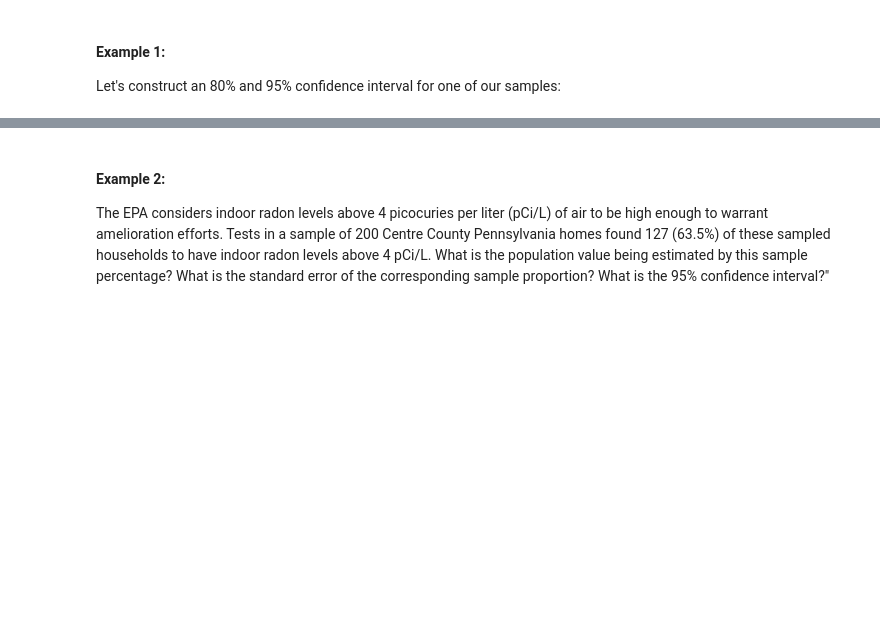
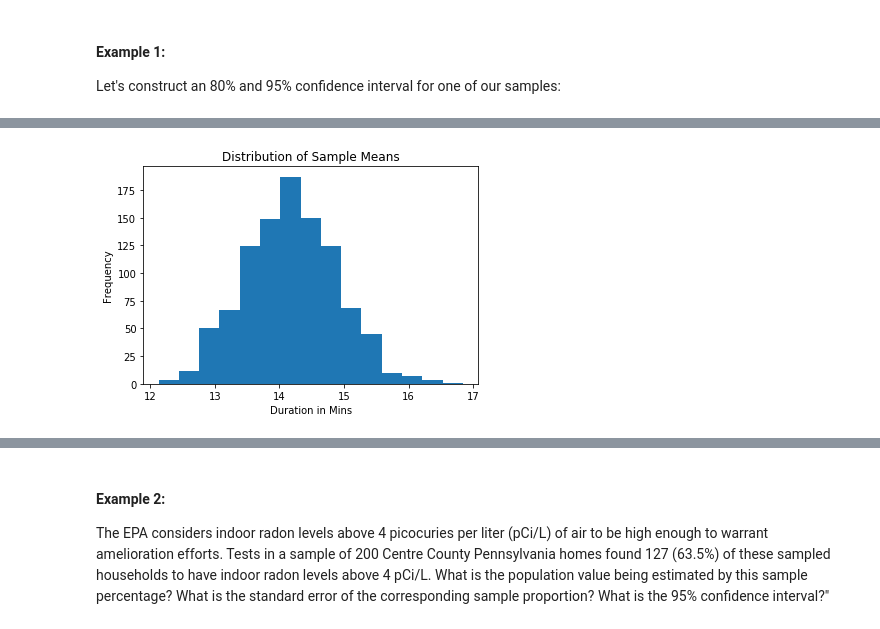
Before and after one commit to jleifnf/dc-ds-111819, a Jupyter notebook: module-3/day-5-confidence-intervals/Confidence_Intervals-JLin.ipynb, the cells around one changed output, grey strips where cells are left out. Drawn from its saved outputs; the diff is of its cells as text; code cells hidden in the pictures; blank space fills up the shorter version.

```diff
--- a/module-3/day-5-confidence-intervals/Confidence_Intervals-JLin.ipynb
+++ b/module-3/day-5-confidence-intervals/Confidence_Intervals-JLin.ipynb
@@ -95,11 +129,13 @@ for i in range(1000):
     i = np.random.choice(trip_durations, size=200)
     many_samples.append(i.mean())
 # %%
-plt.hist(many_samples)
+plt.hist(many_samples,bins=15)
 plt.title("Distribution of Sample Means")
-plt.xlabel("Duration in Hrs")
+plt.xlabel("Duration in Mins")
 plt.ylabel("Frequency")
 plt.show()
+# %% [output]
+[figure, added]
 # %%
 # 95%
 sample_size = 200
```
Also changed, not shown: parts of 13 cells of this notebook.
